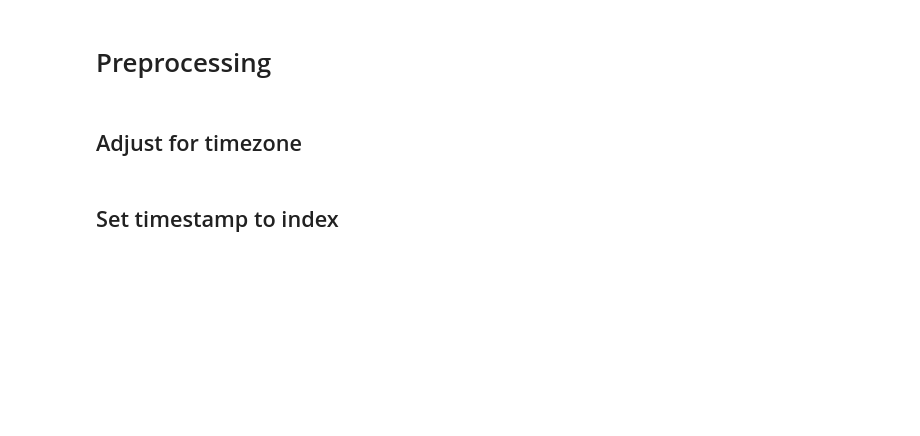
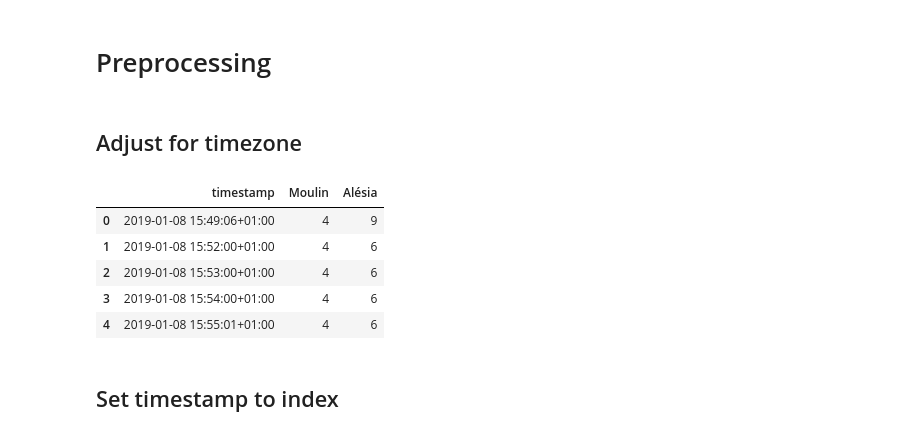
Before and after one commit to antoinechoffrut/la_permanence, a Jupyter notebook: la_permanence_EDA.ipynb, the cells around one changed output. Cells and saved outputs as stored; diff of their text form; code cells hidden in the pictures; blank space fills up the shorter version.

```diff
--- a/la_permanence_EDA.ipynb
+++ b/la_permanence_EDA.ipynb
@@ -53,6 +53,15 @@ attendance['timestamp'] = attendance['timestamp'].apply(
     )
 )
 attendance['timestamp'] = attendance['timestamp'].apply(lambda ts: ts.tz_localize(tz_utc).tz_convert(tz_paris))
+# %%
+attendance.head()
+# %% [output]
+|  | timestamp | Moulin | Alésia |
+| 0 | 2019-01-08 15:49:06+01:00 | 4 | 9 |
+| 1 | 2019-01-08 15:52:00+01:00 | 4 | 6 |
+| 2 | 2019-01-08 15:53:00+01:00 | 4 | 6 |
+| 3 | 2019-01-08 15:54:00+01:00 | 4 | 6 |
+| 4 | 2019-01-08 15:55:01+01:00 | 4 | 6 |
 # %% [markdown]
 ## Set timestamp to index
 # %%
```
Also changed, not shown: parts of 8 cells of this notebook.
